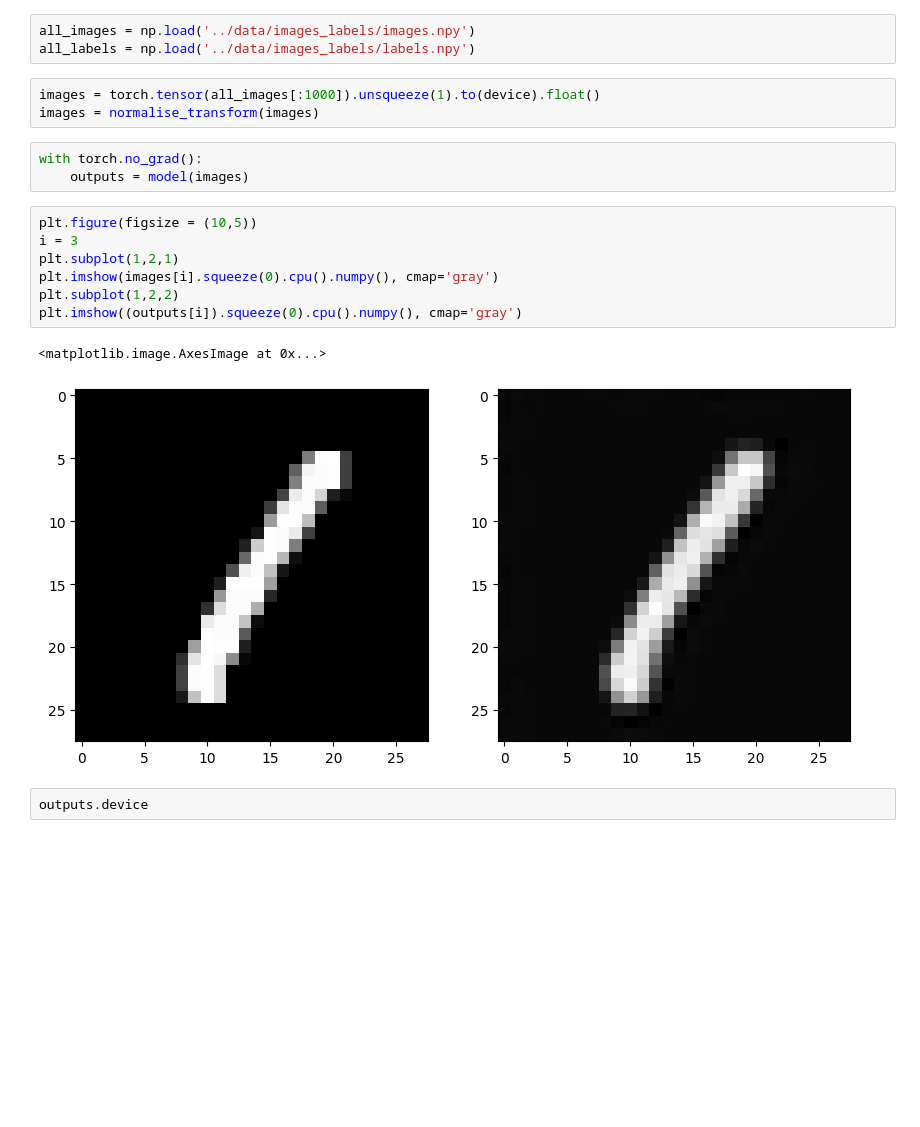
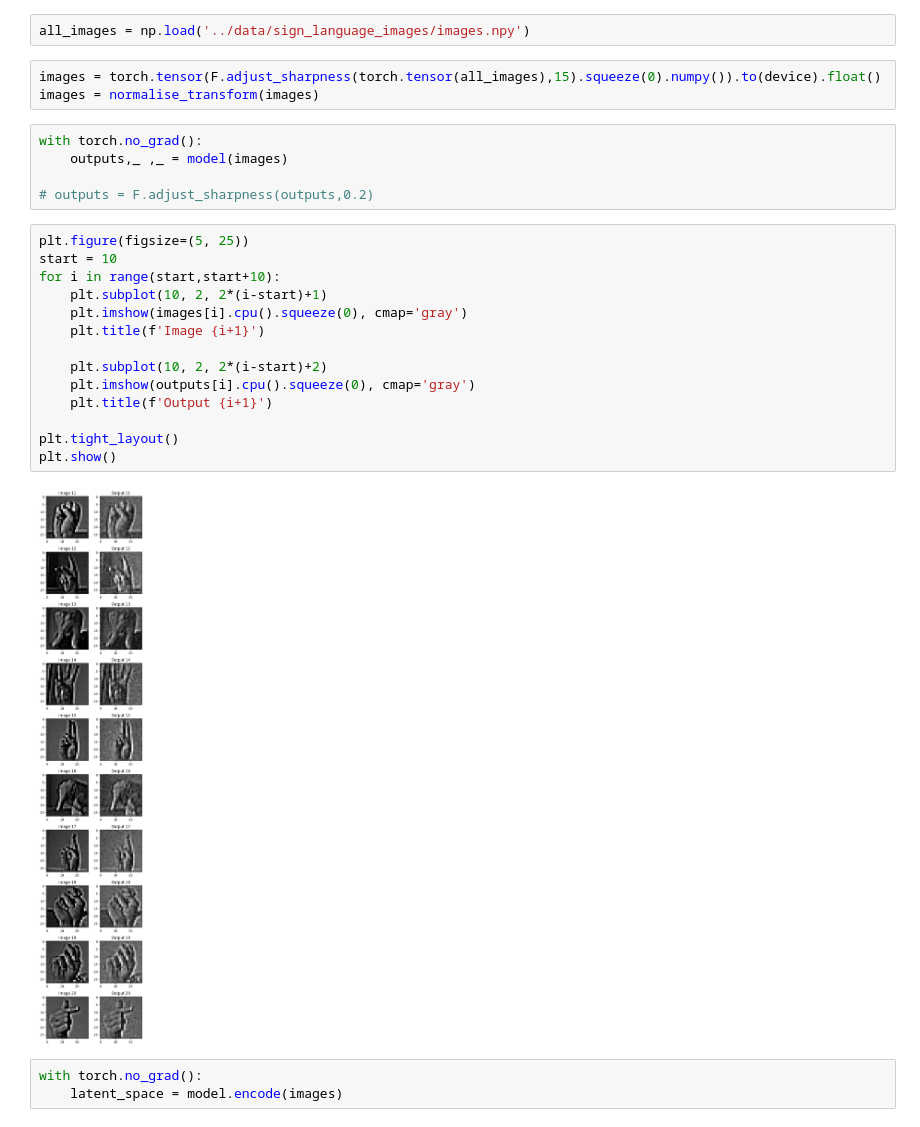
Before and after one commit to JeanMartens/generate-hand-videos-with-beta-VAE, a Jupyter notebook: notebooks/explore.ipynb, the cells around one changed output. Drawn from its saved outputs; the diff is of its cells as text; blank space fills up the shorter version.

Commit message:
working params for Vanilla VAE for Sign MNIST dataset

```diff
--- a/notebooks/explore.ipynb
+++ b/notebooks/explore.ipynb
@@ -33,22 +34,30 @@ normalise_transform = transforms.Compose([
         ])
 # %%
-all_images = np.load('../data/images_labels/images.npy')
-all_labels = np.load('../data/images_labels/labels.npy')
+all_images = np.load('../data/sign_language_images/images.npy')
 # %%
-images = torch.tensor(all_images[:1000]).unsqueeze(1).to(device).float()
+images = torch.tensor(F.adjust_sharpness(torch.tensor(all_images),15).squeeze(0).numpy()).to(device).float()
 images = normalise_transform(images)
-# %%
-with torch.no_grad():
-    outputs = model(images)
+# %%
+with torch.no_grad():
+    outputs,_ ,_ = model(images)
+
+# outputs = F.adjust_sharpness(outputs,0.2)
 # %%
-plt.figure(figsize = (10,5))
-i = 3
-plt.subplot(1,2,1)
-plt.imshow(images[i].squeeze(0).cpu().numpy(), cmap='gray')
-plt.subplot(1,2,2)
-plt.imshow((outputs[i]).squeeze(0).cpu().numpy(), cmap='gray')
+plt.figure(figsize=(5, 25))
+start = 10
+for i in range(start,start+10):
+    plt.subplot(10, 2, 2*(i-start)+1)
+    plt.imshow(images[i].cpu().squeeze(0), cmap='gray')
+    plt.title(f'Image {i+1}')
+
+    plt.subplot(10, 2, 2*(i-start)+2)
+    plt.imshow(outputs[i].cpu().squeeze(0), cmap='gray')
+    plt.title(f'Output {i+1}')
+
+plt.tight_layout()
+plt.show()
 # %% [output]
-<matplotlib.image.AxesImage at 0x...>
-[figure, old version]
+[figure, new version]
-# %%
-outputs.device
+# %%
+with torch.no_grad():
+    latent_space = model.encode(images)
```
Also changed, not shown: parts of 4 cells of this notebook, 9 other files.
